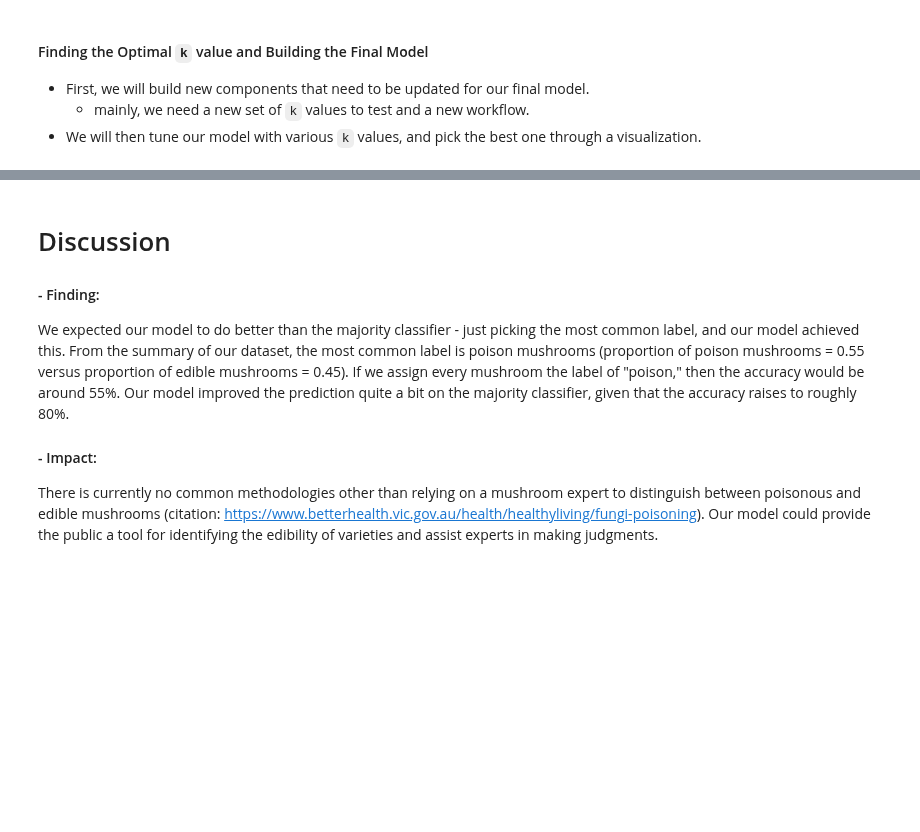
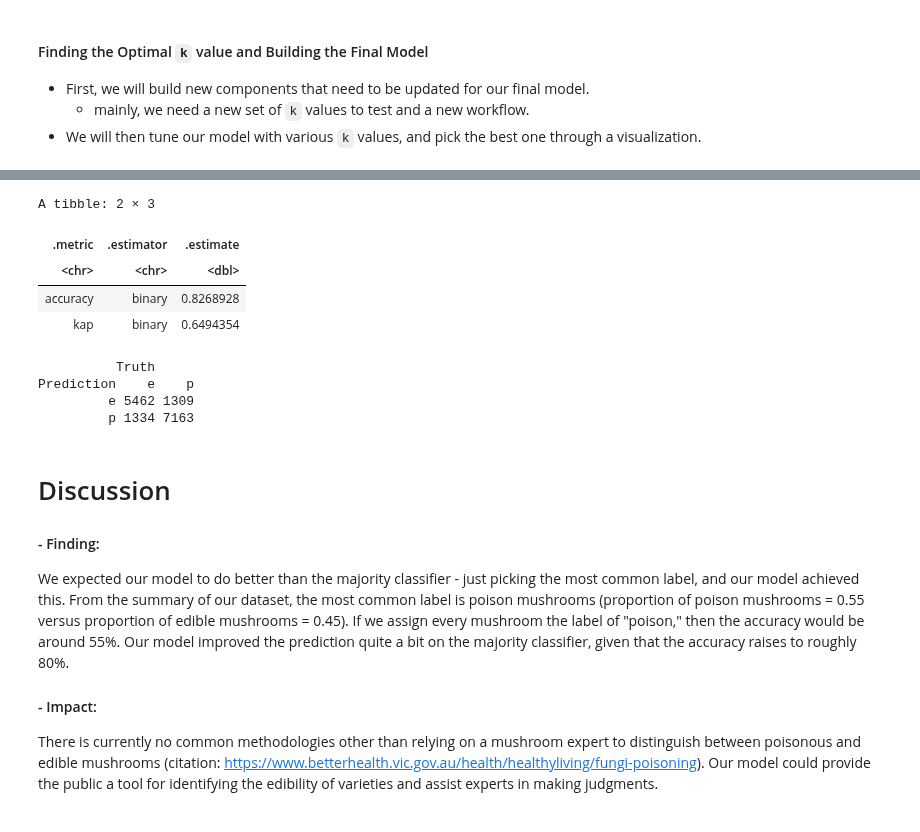
Before and after one commit to ciciliujx/DSCI100-Project, a Jupyter notebook: project.ipynb, the cells around one changed output, grey strips where cells are left out. Saved outputs shown, nothing was run; the diff lists cells and outputs as text; code cells hidden in the pictures; blank space fills up the shorter version.

```diff
--- a/project.ipynb
+++ b/project.ipynb
@@ -228,3 +240,28 @@ A tibble: 2 × 3
+# %%
+# accuracy of the testing set
+mushroom_predictions <- mushroom_fit |>
+    predict(mushroom_testing) |>
+    bind_cols(mushroom_testing)
+
+testing_metrics <- mushroom_predictions |>
+    metrics(truth=class, estimate=.pred_class)
+testing_metrics
+# %% [output]
+A tibble: 2 × 3
+| .metric | .estimator | .estimate |
+| <chr> | <chr> | <dbl> |
+| accuracy | binary | 0.8268928 |
+| kap | binary | 0.6494354 |
+# %%
+# Confusion Matrix
+mushroom_mat <- mushroom_predictions |>
+    conf_mat(truth = class, estimate = .pred_class)
+mushroom_mat
+# %% [output]
+          Truth
+Prediction    e    p
+         e 5462 1309
+         p 1334 7163
 # %% [markdown]
 # Discussion
 
```
Also changed, not shown: parts of 4 cells of this notebook.
